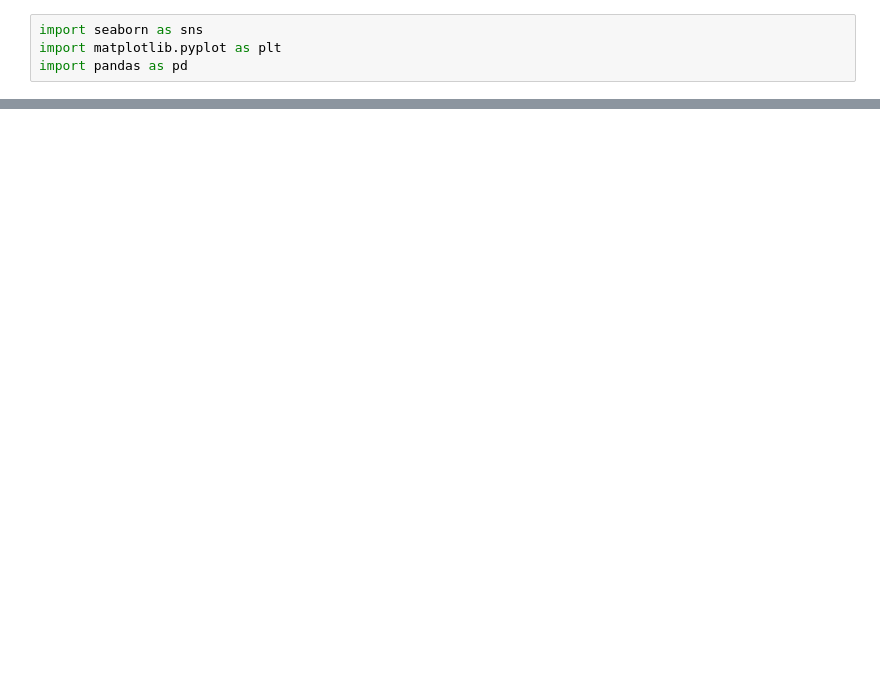
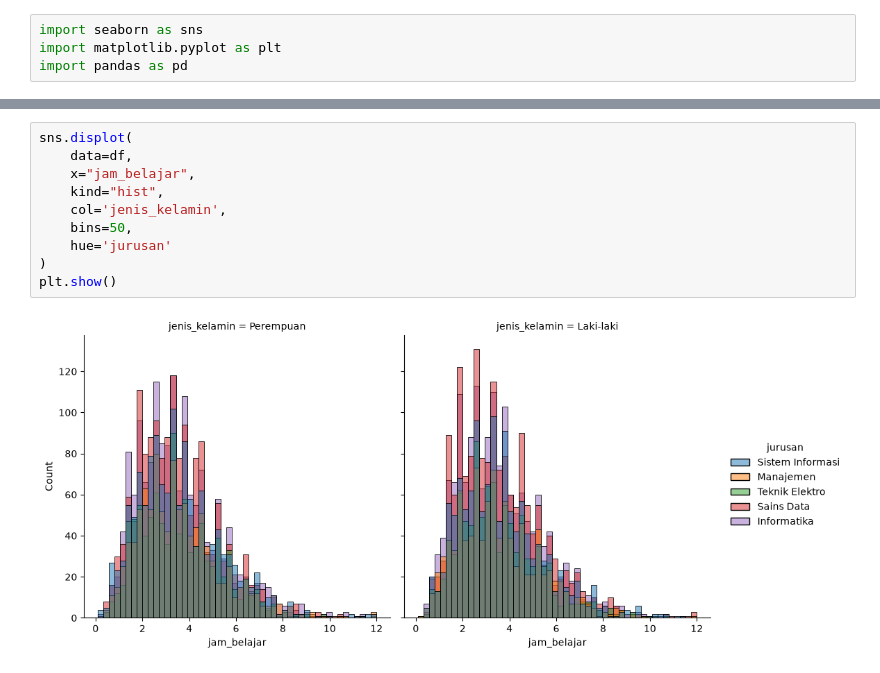
Before and after one commit to xenoo-droid/learn-ai-workflow, a Jupyter notebook: notebooks/2_data_science/seaborn/latihan.ipynb, the cells around one changed output, grey strips where cells are left out. Cells and saved outputs as stored; diff of their text form; blank space fills up the shorter version.

```diff
--- a/notebooks/2_data_science/seaborn/latihan.ipynb
+++ b/notebooks/2_data_science/seaborn/latihan.ipynb
@@ -17,0 +44,12 @@ plt.show()
+# %%
+sns.displot(
+    data=df,
+    x="jam_belajar",
+    kind="hist",
+    col='jenis_kelamin',
+    bins=50,
+    hue='jurusan'
+)
+plt.show()
+# %% [output]
+[figure, added]
```
Also changed, not shown: parts of 4 cells of this notebook, 3 other files.
